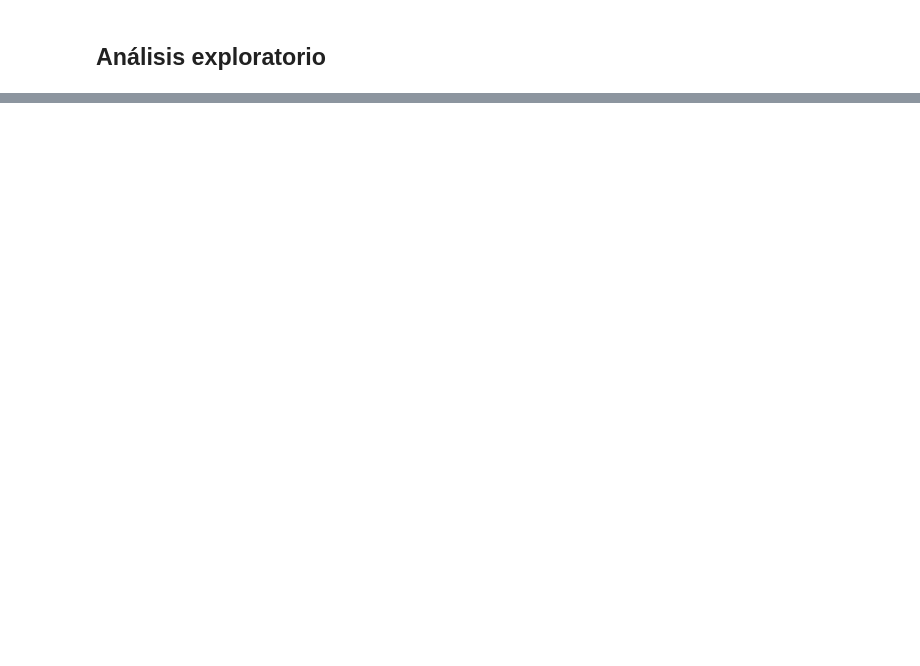
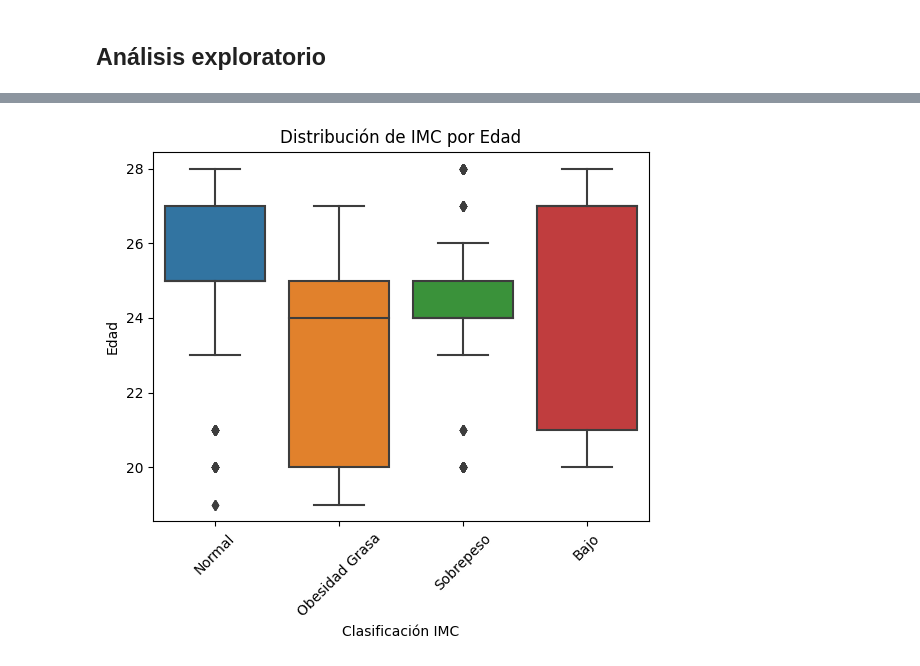
Before and after one commit to diegosaaval/hospital-stay, a Jupyter notebook: 1_data_cleaning.ipynb, the cells around one changed output, grey strips where cells are left out. Drawn from its saved outputs; the diff is of its cells as text; code cells hidden in the pictures; blank space fills up the shorter version.

```diff
--- a/1_data_cleaning.ipynb
+++ b/1_data_cleaning.ipynb
@@ -504,0 +554,11 @@ Name: count, dtype: int64
+# %%
+import seaborn as sns
+
+sns.boxplot(data=df, x='Clasificación IMC', y='EDAD')
+plt.xlabel('Clasificación IMC')
+plt.ylabel('Edad')
+plt.title('Distribución de IMC por Edad')
+plt.xticks(rotation=45)
+plt.show()
+# %% [output]
+[figure, added]
```
Also changed, not shown: parts of 13 cells of this notebook.
